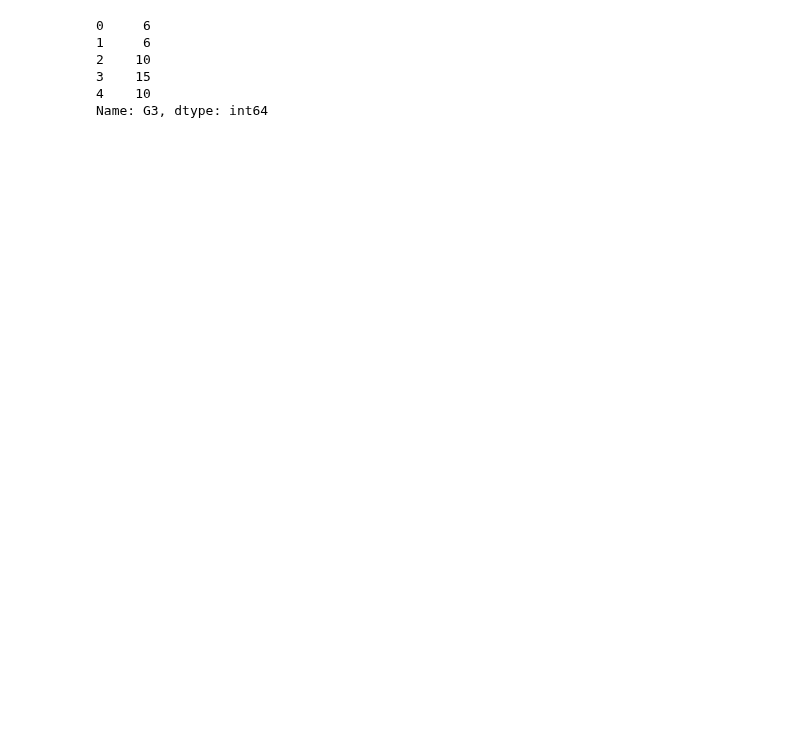
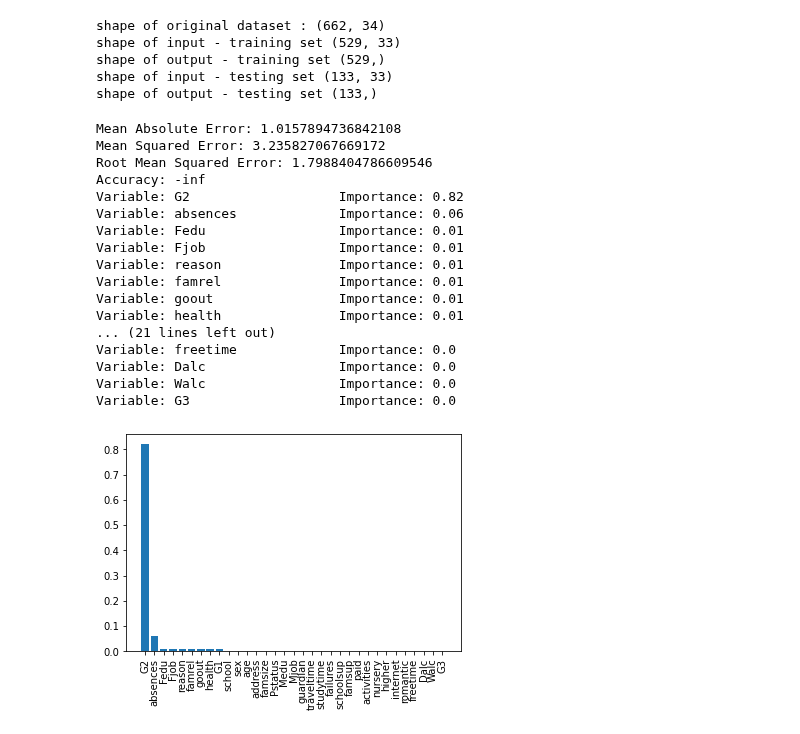
Before and after one commit to thoth2357/Scores-Prediction-and-Classification, a Jupyter notebook: main.ipynb, the cells around one changed output. Cells and saved outputs as stored; diff of their text form; code cells hidden in the pictures; blank space fills up the shorter version.

Commit message:
random forest, feature importance, imbalance graph,sampling technique

```diff
--- a/main.ipynb
+++ b/main.ipynb
@@ -44,3 +53,5 @@ numerical_columns_selector = selector(dtype_exclude=object)
 categorical_columns_selector = selector(dtype_include=object)
 continous_columns = numerical_columns_selector(df)
 categorical_columns = categorical_columns_selector(df)
+
+feature_list = list(df.columns)
@@ -102,6 +131,9 @@ Y = df_copy['G3']
 #splitting X, Y into train and test (80:20) ratio
 x_train,x_test,y_train,y_test=train_test_split(X,Y,test_size=0.2)
 
+# Convert to numpy array
+X = np.array(X)
+
 #show summary of splitted datasets
 print("shape of original dataset :", df_copy.shape)
 print("shape of input - training set", x_train.shape)
@@ -109,9 +141,54 @@ print("shape of output - training set", y_train.shape)
 print("shape of input - testing set", x_test.shape)
 print("shape of output - testing set", y_test.shape)
 # %% [output]
-0     6
-1     6
-2    10
-3    15
-4    10
-Name: G3, dtype: int64
+shape of original dataset : (662, 34)
+shape of input - training set (529, 33)
+shape of output - training set (529,)
+shape of input - testing set (133, 33)
+shape of output - testing set (133,)
+# %%
+                            # Random Forest Regression
+regressor = RandomForestRegressor(n_estimators = 20, random_state = 0)
+
+# fit the regressor with x and y data
+regressor.fit(x_train, y_train)
+
+# Use the forest's predict method on the test data
+y_pred = regressor.predict(x_test)
+# Metrics
+errors = abs(y_pred - y_test)
+mape = 100 * np.mean(errors / y_test)
+accuracy = 100 - mape
+print('Mean Absolute Error:', metrics.mean_absolute_error(y_test, y_pred))
+print('Mean Squared Error:', metrics.mean_squared_error(y_test, y_pred))
+print('Root Mean Squared Error:', np.sqrt(metrics.mean_squared_error(y_test, y_pred)))
+print('Accuracy:', accuracy)
+
+# # Get numerical feature importances
+importances = list(regressor.feature_importances_)
+feature_importances = [(feature, round(importance, 2)) for feature, importance in zip(feature_list, importances)]
+feature_importances = sorted(feature_importances, key = lambda x: x[1], reverse = True)
+# # Print out the feature and importances and plot them
+x, y = zip(*feature_importances)
+plt.xticks(rotation=90)
+plt.bar(x, y)
+[print('Variable: {:20} Importance: {}'.format(*pair)) for pair in feature_importances];
+# %% [output]
+Mean Absolute Error: 1.0157894736842108
+Mean Squared Error: 3.235827067669172
+Root Mean Squared Error: 1.7988404786609546
+Accuracy: -inf
+Variable: G2                   Importance: 0.82
+Variable: absences             Importance: 0.06
+Variable: Fedu                 Importance: 0.01
+Variable: Fjob                 Importance: 0.01
+Variable: reason               Importance: 0.01
+Variable: famrel               Importance: 0.01
+Variable: goout                Importance: 0.01
+Variable: health               Importance: 0.01
+... (21 lines left out)
+Variable: freetime             Importance: 0.0
+Variable: Dalc                 Importance: 0.0
+Variable: Walc                 Importance: 0.0
+Variable: G3                   Importance: 0.0
+[figure, added]
```
Also changed, not shown: parts of 6 cells of this notebook, 1 other file.
